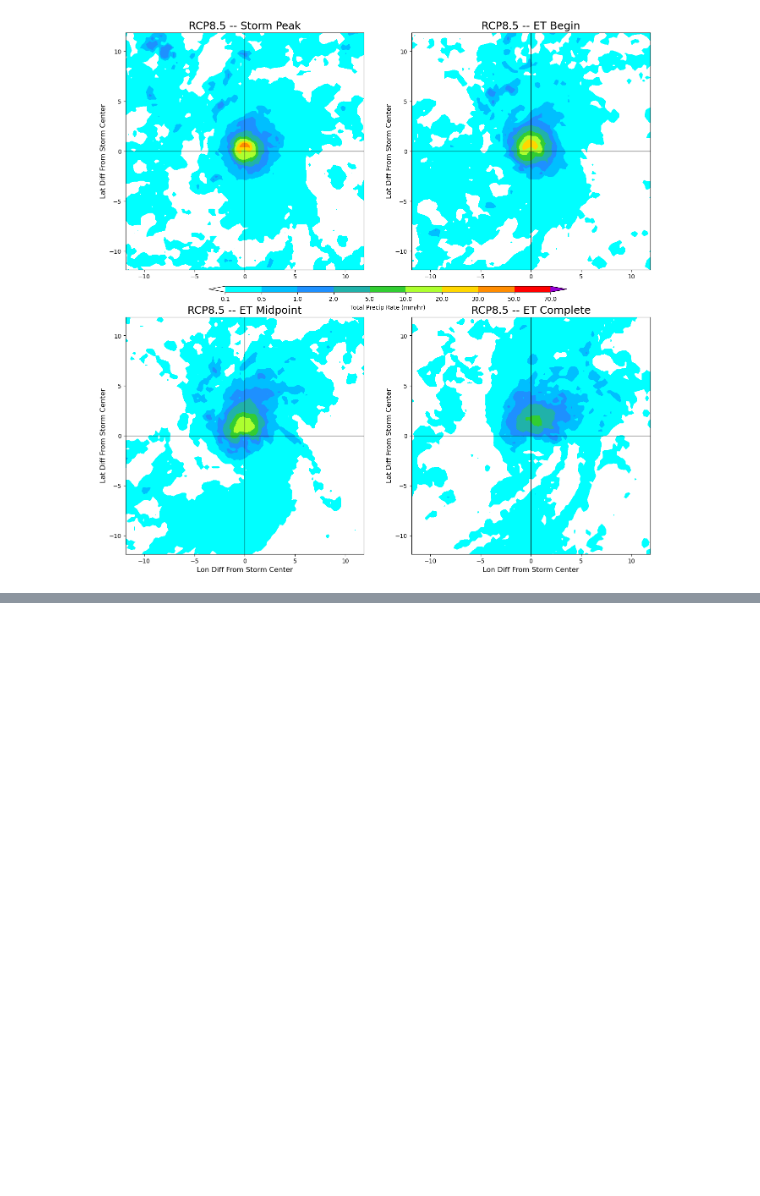
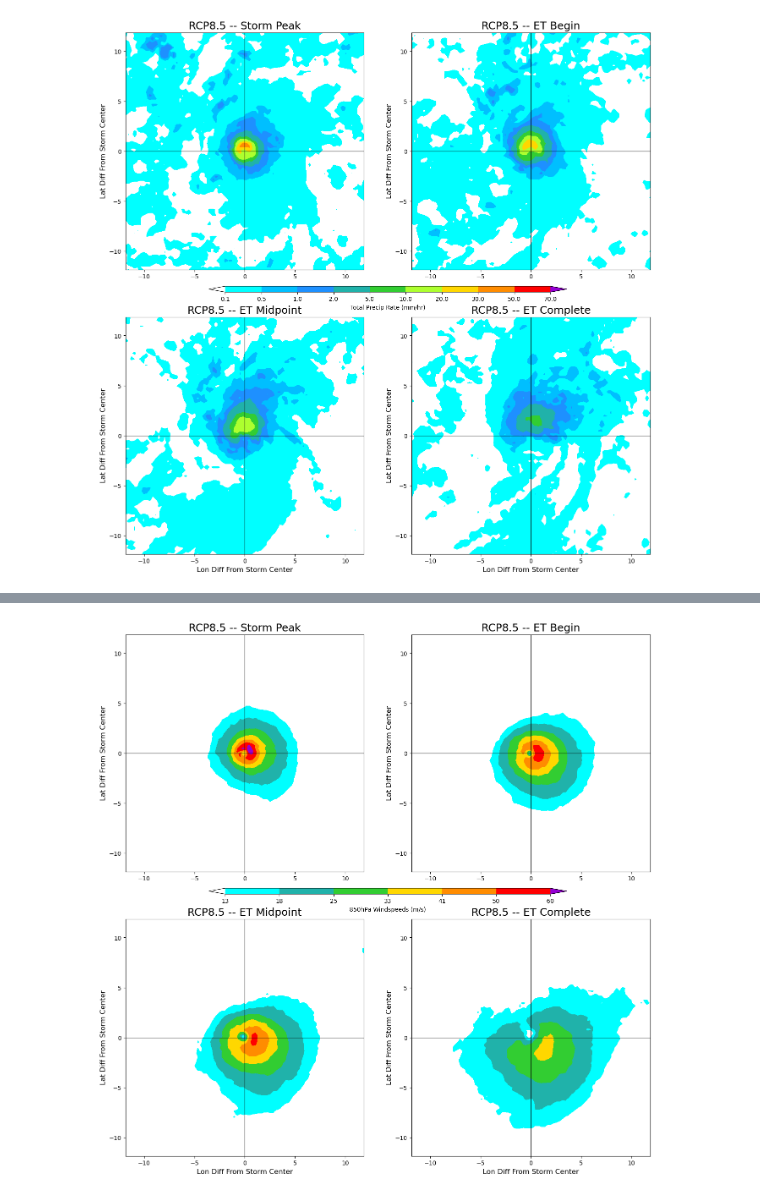
Before and after one commit to Luigi728/ExtraTrack_Github, a Jupyter notebook: RCP_Analysis/RCP_Analysis_V6.8.2.ipynb, the cells around one changed output, grey strips where cells are left out. Saved outputs shown, nothing was run; the diff lists cells and outputs as text; code cells hidden in the pictures; blank space fills up the shorter version.

```diff
--- a/RCP_Analysis/RCP_Analysis_V6.8.2.ipynb
+++ b/RCP_Analysis/RCP_Analysis_V6.8.2.ipynb
@@ -601,0 +665,5 @@ Precip_Bounds, Precip_Colours, True)
+# %%
+Windspeed_Snap_Plots(RCP85_Subset_Wind_Snap_Median, RCP85_A_Compo_nc, "RCP8.5", Time_Labels, \
+Windspeed_Bounds, Windspeed_Colours, True, 'RCP85_Wind_Snaps_Median.png')
+# %% [output]
+[figure, added]
```
Also changed, not shown: parts of 28 cells of this notebook, 21 other files.
